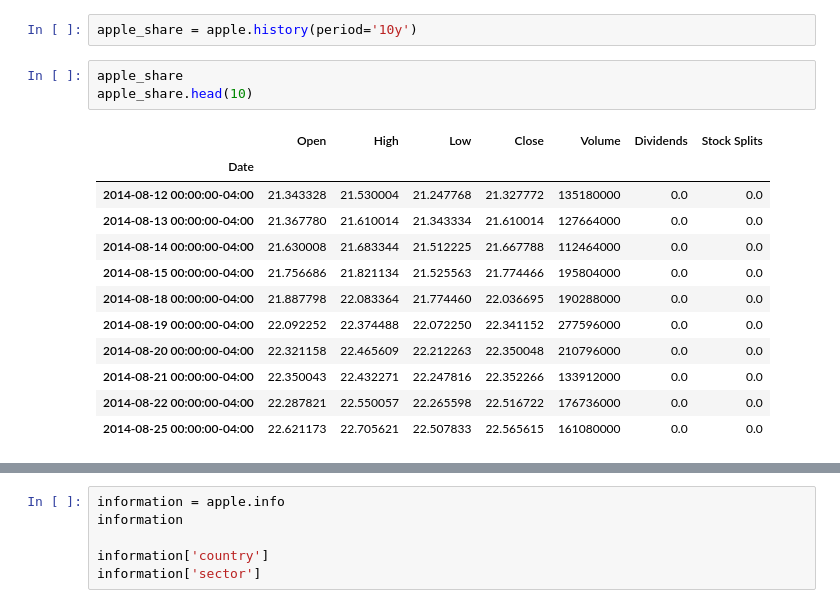
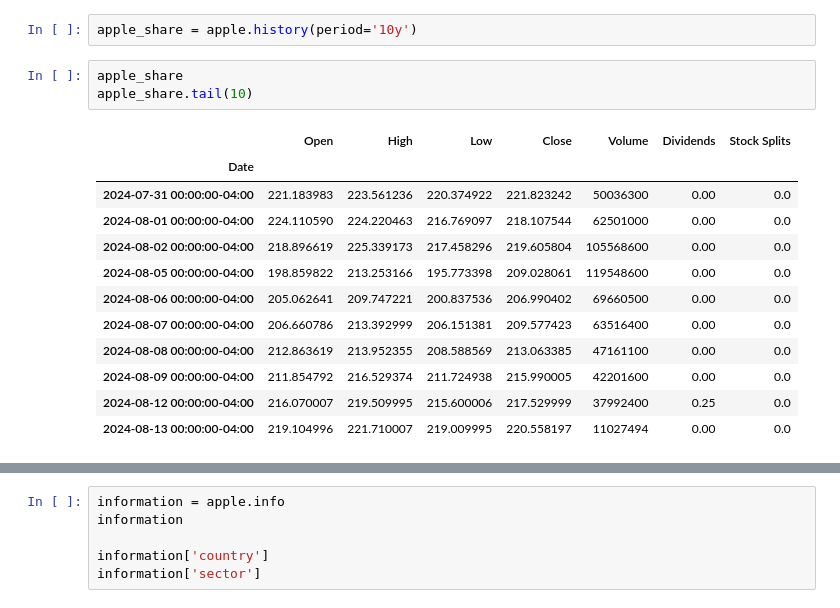
Before and after one commit to akriti-thakur/jupyter-notebook, a Jupyter notebook: stock-analysis/stock.ipynb, the cells around one changed output, grey strips where cells are left out. Cells and saved outputs as stored; diff of their text form.

```diff
--- a/stock-analysis/stock.ipynb
+++ b/stock-analysis/stock.ipynb
@@ -85,20 +86,20 @@ logo_url:https://logo.clearbit.com/apple.com
 apple_share = apple.history(period='10y')
 # %%
 apple_share
-apple_share.head(10)
+apple_share.tail(10)
 # %% [output]
 |  | Open | High | Low | Close | Volume | Dividends | Stock Splits |
 | Date |  |  |  |  |  |  |  |
-| 2014-08-12 00:00:00-04:00 | 21.343328 | 21.530004 | 21.247768 | 21.327772 | 135180000 | 0.0 | 0.0 |
-| 2014-08-13 00:00:00-04:00 | 21.367780 | 21.610014 | 21.343334 | 21.610014 | 127664000 | 0.0 | 0.0 |
-| 2014-08-14 00:00:00-04:00 | 21.630008 | 21.683344 | 21.512225 | 21.667788 | 112464000 | 0.0 | 0.0 |
-| 2014-08-15 00:00:00-04:00 | 21.756686 | 21.821134 | 21.525563 | 21.774466 | 195804000 | 0.0 | 0.0 |
-| 2014-08-18 00:00:00-04:00 | 21.887798 | 22.083364 | 21.774460 | 22.036695 | 190288000 | 0.0 | 0.0 |
-| 2014-08-19 00:00:00-04:00 | 22.092252 | 22.374488 | 22.072250 | 22.341152 | 277596000 | 0.0 | 0.0 |
-| 2014-08-20 00:00:00-04:00 | 22.321158 | 22.465609 | 22.212263 | 22.350048 | 210796000 | 0.0 | 0.0 |
-| 2014-08-21 00:00:00-04:00 | 22.350043 | 22.432271 | 22.247816 | 22.352266 | 133912000 | 0.0 | 0.0 |
-| 2014-08-22 00:00:00-04:00 | 22.287821 | 22.550057 | 22.265598 | 22.516722 | 176736000 | 0.0 | 0.0 |
-| 2014-08-25 00:00:00-04:00 | 22.621173 | 22.705621 | 22.507833 | 22.565615 | 161080000 | 0.0 | 0.0 |
+| 2024-07-31 00:00:00-04:00 | 221.183983 | 223.561236 | 220.374922 | 221.823242 | 50036300 | 0.00 | 0.0 |
+| 2024-08-01 00:00:00-04:00 | 224.110590 | 224.220463 | 216.769097 | 218.107544 | 62501000 | 0.00 | 0.0 |
+| 2024-08-02 00:00:00-04:00 | 218.896619 | 225.339173 | 217.458296 | 219.605804 | 105568600 | 0.00 | 0.0 |
+| 2024-08-05 00:00:00-04:00 | 198.859822 | 213.253166 | 195.773398 | 209.028061 | 119548600 | 0.00 | 0.0 |
+| 2024-08-06 00:00:00-04:00 | 205.062641 | 209.747221 | 200.837536 | 206.990402 | 69660500 | 0.00 | 0.0 |
+| 2024-08-07 00:00:00-04:00 | 206.660786 | 213.392999 | 206.151381 | 209.577423 | 63516400 | 0.00 | 0.0 |
+| 2024-08-08 00:00:00-04:00 | 212.863619 | 213.952355 | 208.588569 | 213.063385 | 47161100 | 0.00 | 0.0 |
+| 2024-08-09 00:00:00-04:00 | 211.854792 | 216.529374 | 211.724938 | 215.990005 | 42201600 | 0.00 | 0.0 |
+| 2024-08-12 00:00:00-04:00 | 216.070007 | 219.509995 | 215.600006 | 217.529999 | 37992400 | 0.25 | 0.0 |
+| 2024-08-13 00:00:00-04:00 | 219.104996 | 221.710007 | 219.009995 | 220.558197 | 11027494 | 0.00 | 0.0 |
 # %%
 # max_data.reset_index(inplace=True)
 
```
Also changed, not shown: parts of 8 cells of this notebook, 4 other files.
